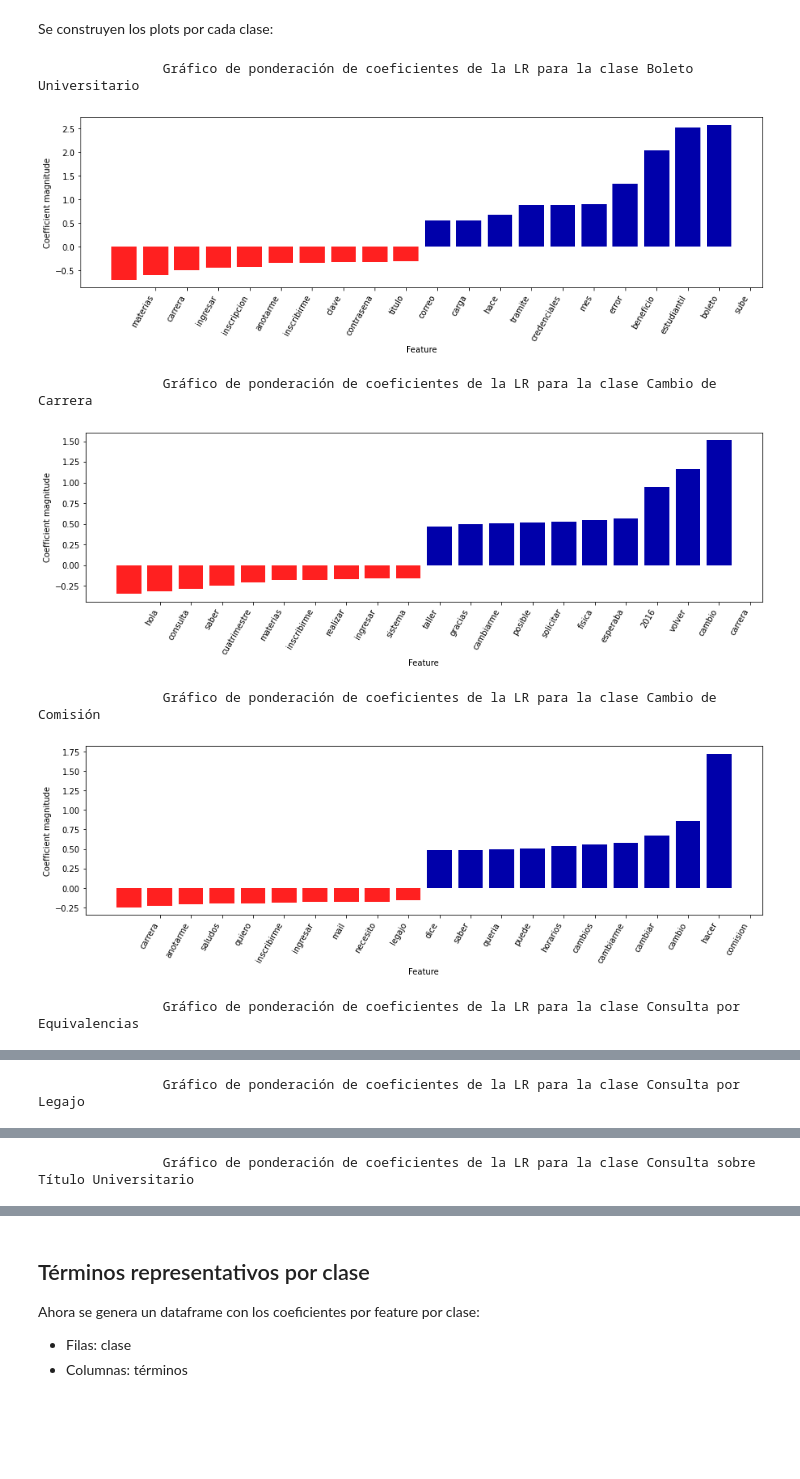
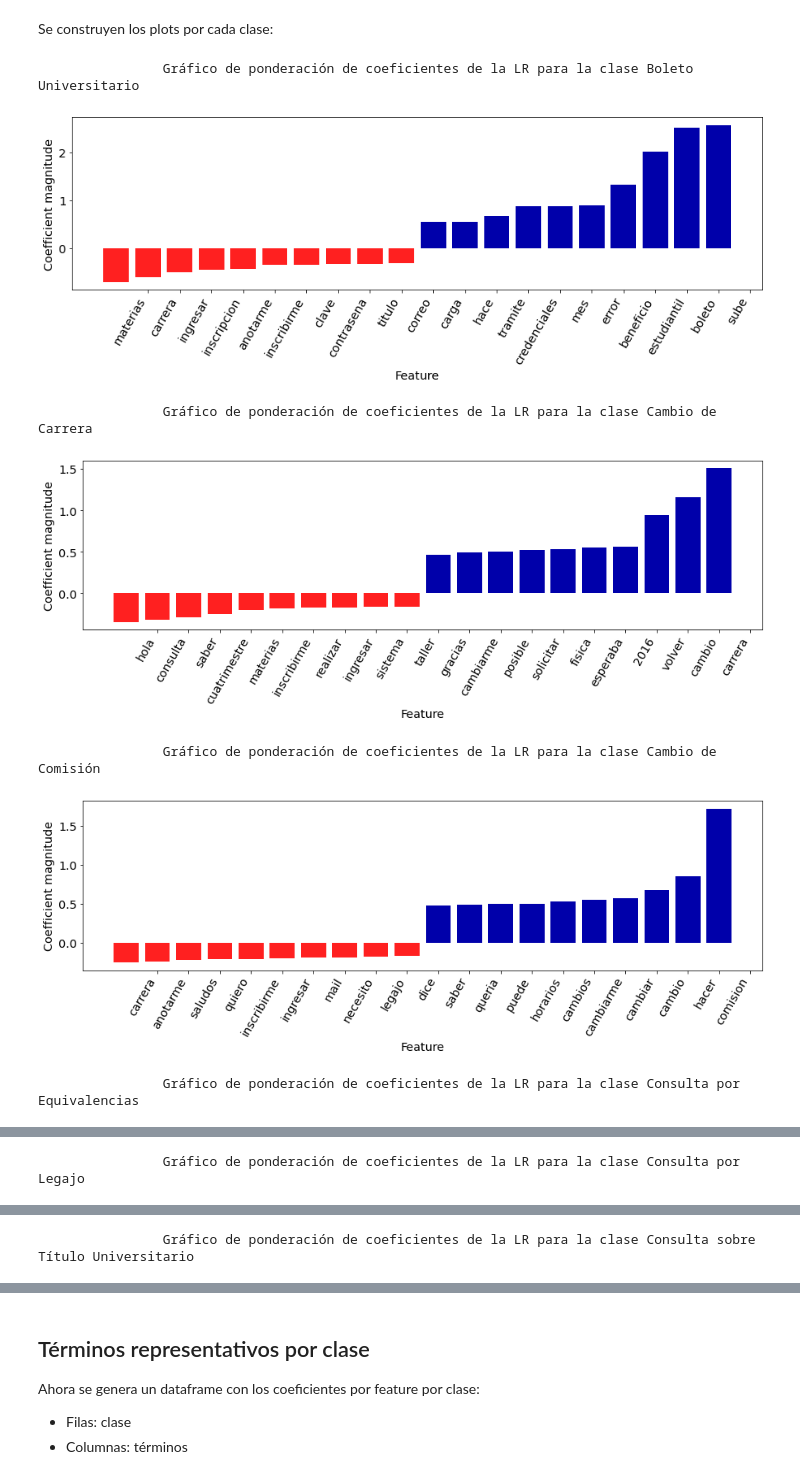
Before and after one commit to jumafernandez/clasificacion_correos, a Jupyter notebook: tesis/notebooks/08-seleccion_features_lr.ipynb, the cells around one changed output, grey strips where cells are left out. Saved outputs shown, nothing was run; the diff lists cells and outputs as text; code cells hidden in the pictures; blank space fills up the shorter version.

```diff
--- a/tesis/notebooks/08-seleccion_features_lr.ipynb
+++ b/tesis/notebooks/08-seleccion_features_lr.ipynb
@@ -227,18 +227,23 @@ Se construyen los plots por cada clase:
 # %%
 from mglearn.tools import visualize_coefficients
 import matplotlib.pyplot as plt
 %matplotlib inline
+import matplotlib.pylab as pylab
 
 for i in range(len(etiquetas)):
   print(f'\n\n\t\tGráfico de ponderación de coeficientes de la LR para la clase {etiquetas[i]}')
   visualize_coefficients(clf.coef_[i], x_train.columns, n_top_features=10)
   # Muestro el gráfico
+
+  params = {'xtick.labelsize':'x-large'}
+  pylab.rcParams.update(params)
+
   plt.show()
 # %% [output]
                 Gráfico de ponderación de coeficientes de la LR para la clase Boleto Universitario
-[figure, old version]
+[figure, new version]
                 Gráfico de ponderación de coeficientes de la LR para la clase Cambio de Carrera
-[figure, old version]
+[figure, new version]
                 Gráfico de ponderación de coeficientes de la LR para la clase Cambio de Comisión
-[figure, old version]
+[figure, new version]
                 Gráfico de ponderación de coeficientes de la LR para la clase Consulta por Equivalencias
```
Also changed, not shown: parts of 1 cell of this notebook.
